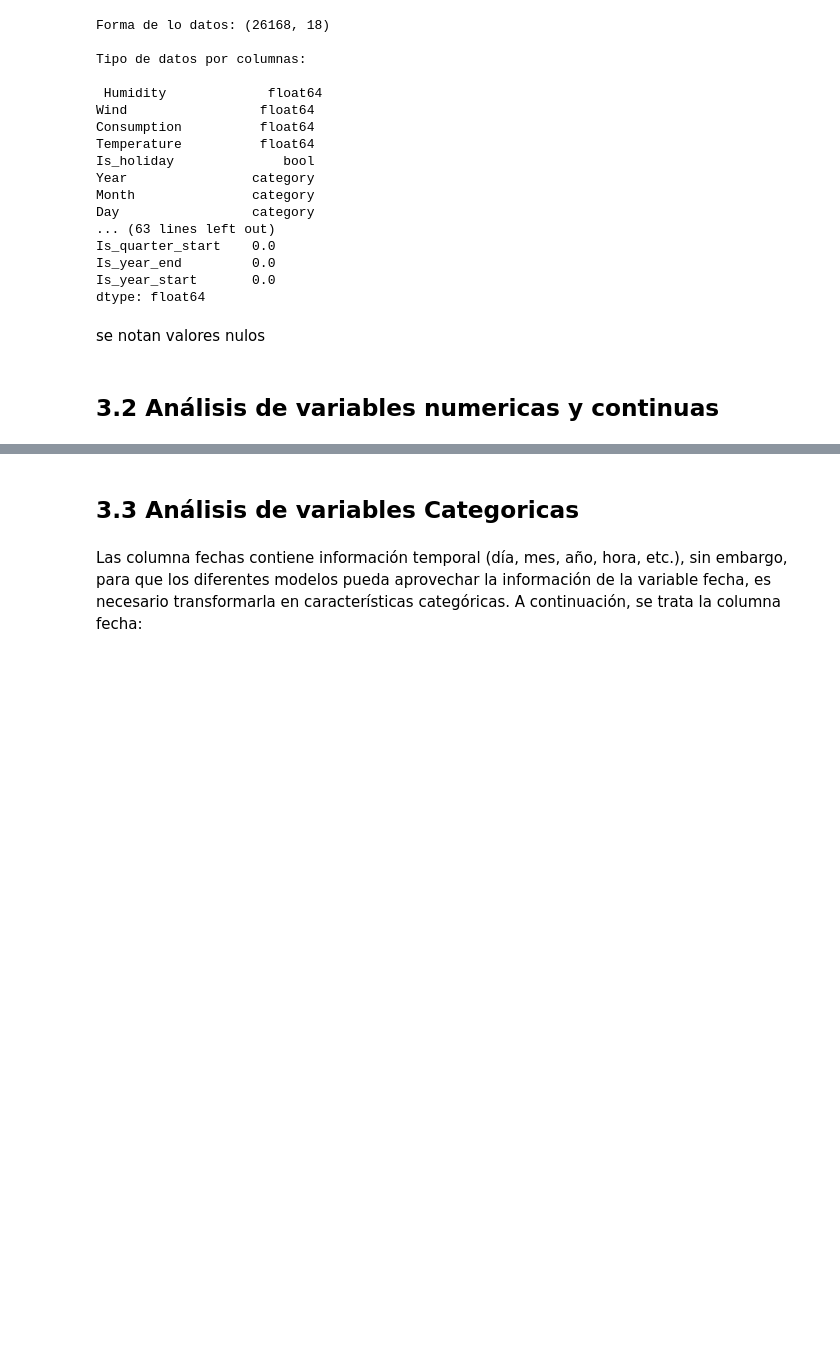
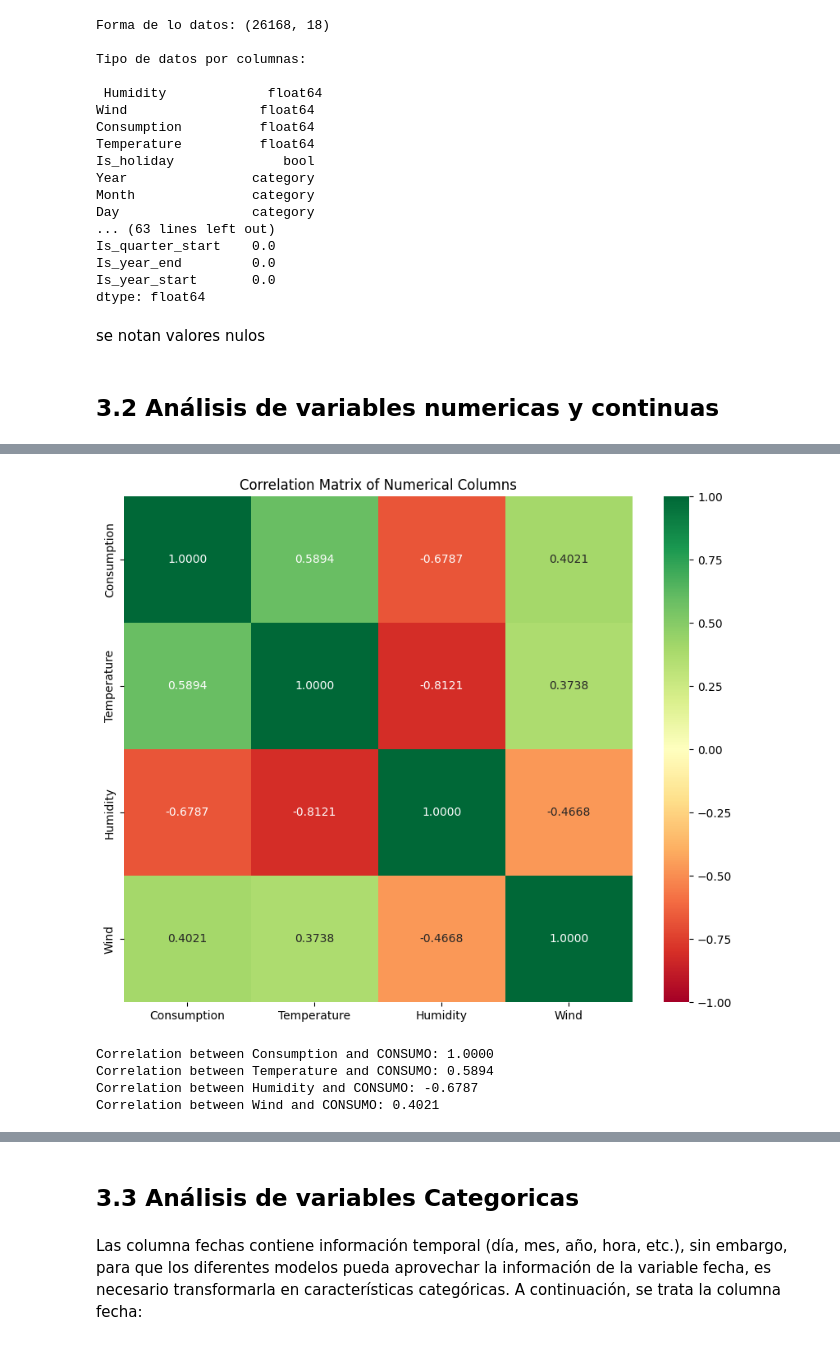
Before and after one commit to rchicangana/AnalisisDatosProyecto, a Jupyter notebook: ProyectoFinal.ipynb, the cells around one changed output, grey strips where cells are left out. Saved outputs shown, nothing was run; the diff lists cells and outputs as text; code cells hidden in the pictures; blank space fills up the shorter version.

```diff
--- a/ProyectoFinal.ipynb
+++ b/ProyectoFinal.ipynb
@@ -319,0 +271,68 @@ Correlation between Wind and Consumption: 0.40207888466059855
+# %%
+
+# Se define las columnas numericas a analizar
+numerical_columns = ['Consumption', 'Temperature', 'Humidity', 'Wind']
+
+# PRIMERO => Matriz de Correlacion
+# Se calcula la matriz de correlacion entre ellas
+correlation_matrix = df[numerical_columns].corr()
+
+# Configuracion del grafico para la matriz de correlación
+plt.figure(figsize=(10, 8))
+sns.heatmap(
+    correlation_matrix,
+    annot=True, #Muestra los valores de correlacion
+    cmap='RdYlGn', #Paleta de Colores(rojo-amarrillo-verde)
+    fmt='0.4f', #Formato de 4 decimales
+    vmin=-1, vmax=1, #Rango de valores para la escala de colores
+)
+plt.title('Correlation Matrix of Numerical Columns')
+plt.show()
+# sns.heatmap(correlation_matrix, annot=True, cmap='coolwarm', fmt=".2f", linewidths=0.5)
+
+# SEGUNDO => Analisis de Distribucion y Relacion con Consumo
+# Se configura el diselo de subplots
+num_cols = 2 # Numero de columnas por fila
+num_rows = (len(numerical_columns)) # Una fila por variable
+
+# Crear la figura y los subplots
+fig, axes = plt.subplots(num_rows, num_cols, figsize=(20, 5 * num_rows))
+axes = axes.flatten() # Convertir la matriz de subplots en una lista plana
+
+# Iteracion sobre cada columna numérica
+for i, col in enumerate(numerical_columns):
+    # Histograma: Distribucion de la variable
+    sns.histplot(df[col], bins=20, kde=True, ax=axes[i * 2], color='royalblue') # KDE para visualizar la distribución
+    axes[i * 2].set_title(f'Distribution of {col}', fontsize=14)
+    axes[i * 2].set_xlabel(col)
+    axes[i * 2].set_ylabel('Frequency')
+
+    # Grafico de disperson: Relacion con CONSUMO
+    sns.regplot(
+        x=col,
+        y='Consumption',
+        data=df,
+        ax=axes[i * 2 + 1],
+        scatter_kws={'alpha': 0.5}, # Transparencia para mejorar la vista
+        line_kws={'color': 'red'}, # Color de la línea de tendencia
+    )
+    axes[i * 2 + 1].set_title(f'CONSUMO vs. {col}', fontsize=14)
+    axes[i * 2 + 1].set_xlabel(col)
+    axes[i * 2 + 1].set_ylabel('CONSUMO')
+
+    # Calcular y mostrar la correlacion
+    correlation = df[col]. corr(df['Consumption'])
+    print(f"Correlation between {col} and CONSUMO: {correlation:.4f}")
+
+# Eliminar subplots no utilizados
+for j in range(len(numerical_columns) * 2, num_rows * num_cols):
+    fig.delaxes(axes[j])
+
+plt.tight_layout()
+plt.show()
+# %% [output]
+[figure, added]
+Correlation between Consumption and CONSUMO: 1.0000
+Correlation between Temperature and CONSUMO: 0.5894
+Correlation between Humidity and CONSUMO: -0.6787
+Correlation between Wind and CONSUMO: 0.4021
```
Also changed, not shown: parts of 2 cells of this notebook.
